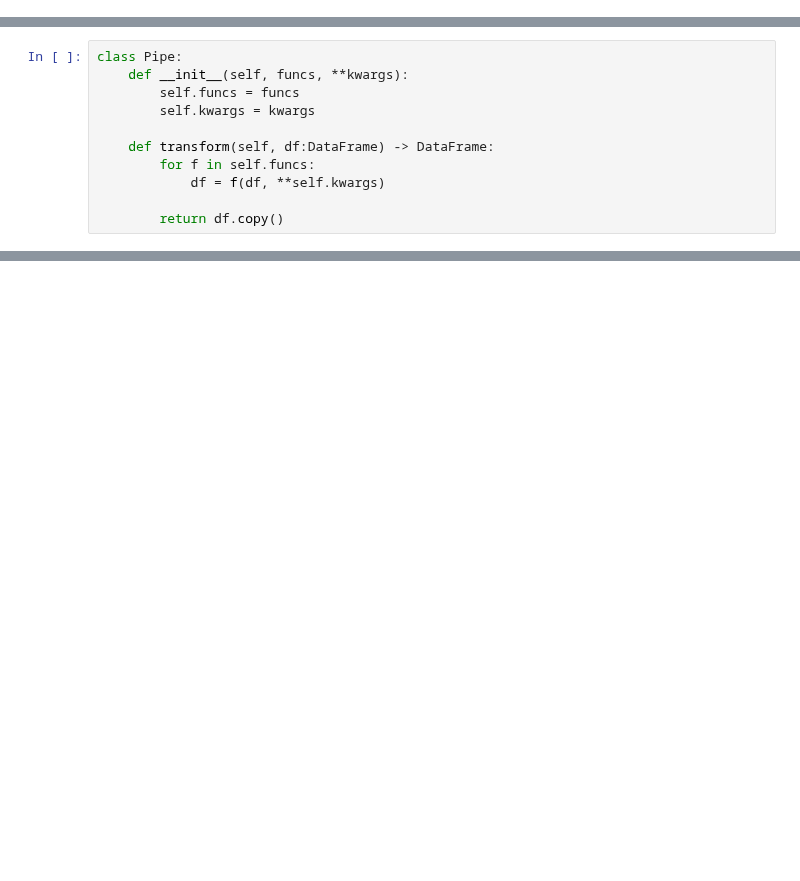
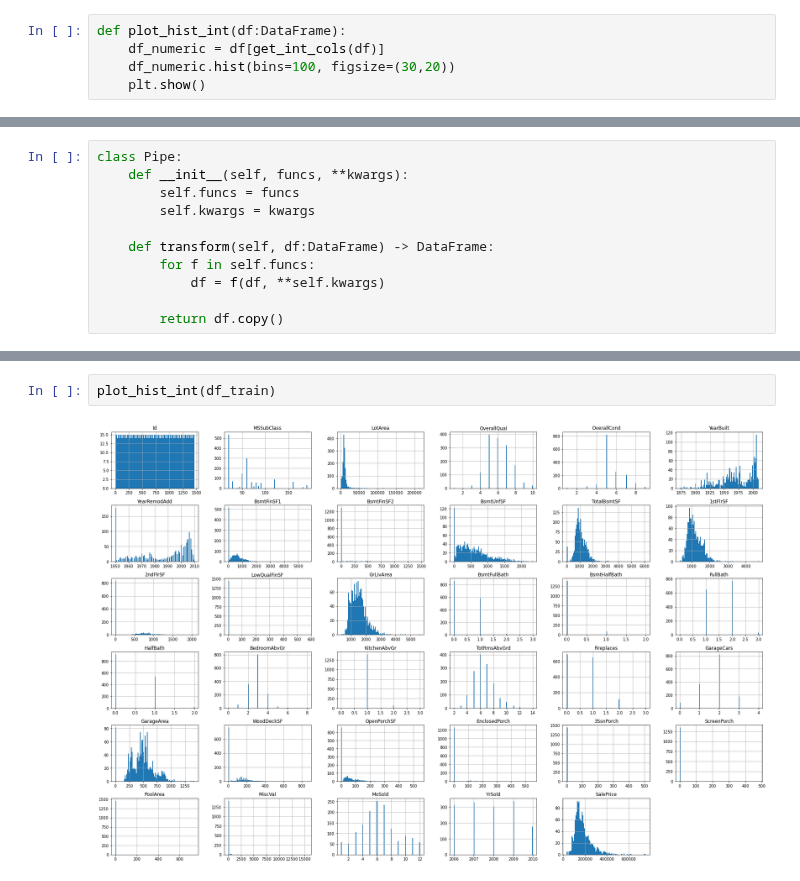
Before and after one commit to vburenkov/ML, a Jupyter notebook: HW3_Burenkov.ipynb, the cells around one changed output, grey strips where cells are left out. Cells and saved outputs as stored; diff of their text form; blank space fills up the shorter version.

```diff
--- a/HW3_Burenkov.ipynb
+++ b/HW3_Burenkov.ipynb
@@ -17,0 +35,5 @@ pd.set_option('display.max_colwidth', None)
+# %%
+def plot_hist_int(df:DataFrame):
+    df_numeric = df[get_int_cols(df)]
+    df_numeric.hist(bins=100, figsize=(30,20))
+    plt.show()
@@ -46,0 +109,4 @@ df_train
+# %%
+plot_hist_int(df_train)
+# %% [output]
+[figure, added]
```
Also changed, not shown: parts of 17 cells of this notebook, 1 other file.
